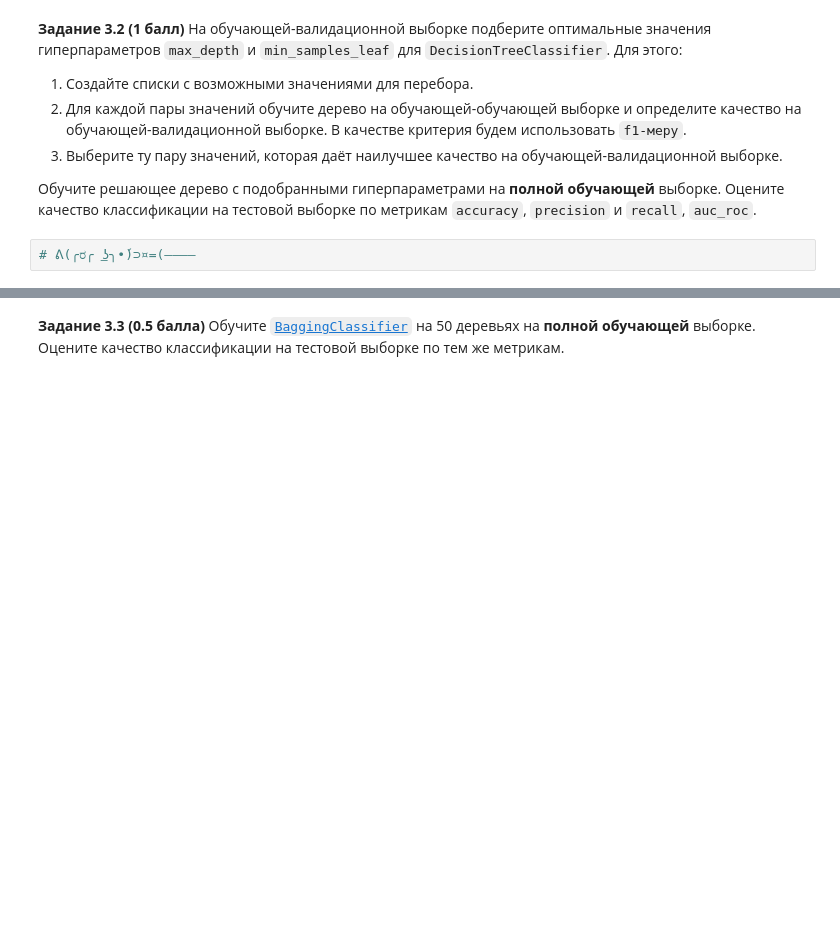
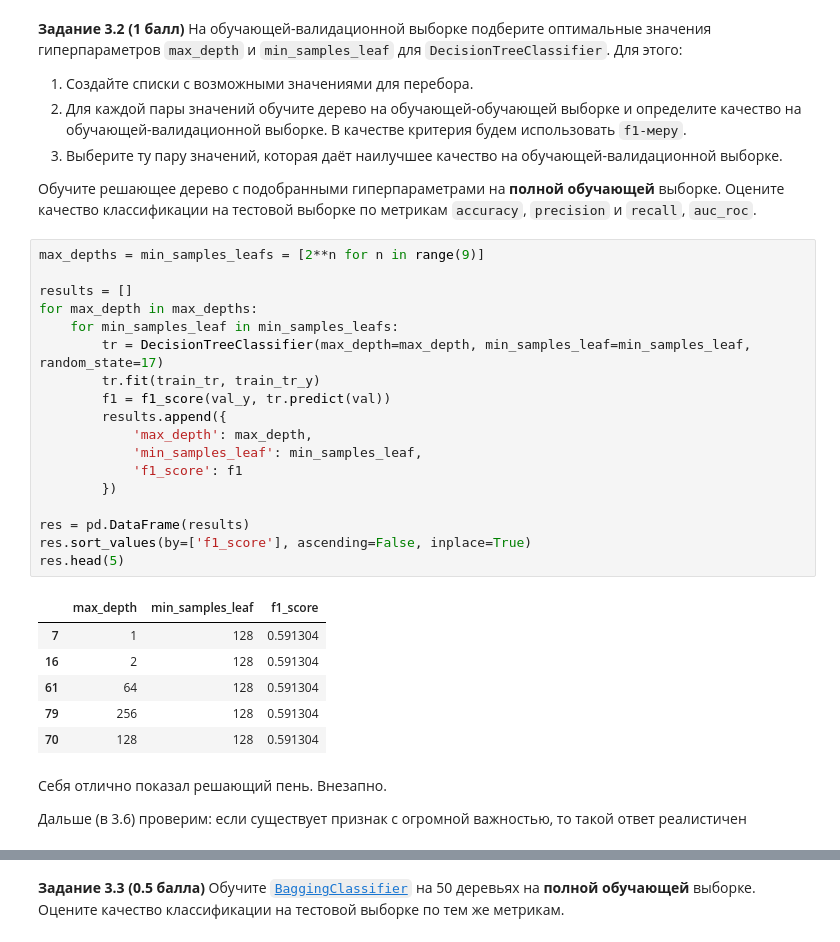
Before and after one commit to Bosbobos/IAD, a Jupyter notebook: MachineLeariningBasics/hw07_trees/hw07_trees_rf.ipynb, the cells around one changed output, grey strips where cells are left out. Saved outputs shown, nothing was run; the diff lists cells and outputs as text; blank space fills up the shorter version.

```diff
--- a/MachineLeariningBasics/hw07_trees/hw07_trees_rf.ipynb
+++ b/MachineLeariningBasics/hw07_trees/hw07_trees_rf.ipynb
@@ -605,5 +614,32 @@ plt.show()
 
 
 Обучите решающее дерево с подобранными гиперпараметрами на **полной обучающей** выборке. Оцените качество классификации на тестовой выборке по метрикам `accuracy`, `precision` и `recall`, `auc_roc`.
-# %%
-# ᕕ(╭ರ╭ ͟ʖ╮•́)⊃¤=(————
+# %%
+max_depths = min_samples_leafs = [2**n for n in range(9)]
+
+results = []
+for max_depth in max_depths:
+    for min_samples_leaf in min_samples_leafs:
+        tr = DecisionTreeClassifier(max_depth=max_depth, min_samples_leaf=min_samples_leaf, random_state=17)
+        tr.fit(train_tr, train_tr_y)
+        f1 = f1_score(val_y, tr.predict(val))
+        results.append({
+            'max_depth': max_depth,
+            'min_samples_leaf': min_samples_leaf,
+            'f1_score': f1
+        })
+
+res = pd.DataFrame(results)
+res.sort_values(by=['f1_score'], ascending=False, inplace=True)
+res.head(5)
+# %% [output]
+|  | max_depth | min_samples_leaf | f1_score |
+| 7 | 1 | 128 | 0.591304 |
+| 16 | 2 | 128 | 0.591304 |
+| 61 | 64 | 128 | 0.591304 |
+| 79 | 256 | 128 | 0.591304 |
+| 70 | 128 | 128 | 0.591304 |
+# %% [markdown]
+Себя отлично показал решающий пень. Внезапно.
+
+Дальше (в 3.6) проверим: если существует признак с огромной важностью, то такой ответ реалистичен
```
Also changed, not shown: parts of 26 cells of this notebook.
